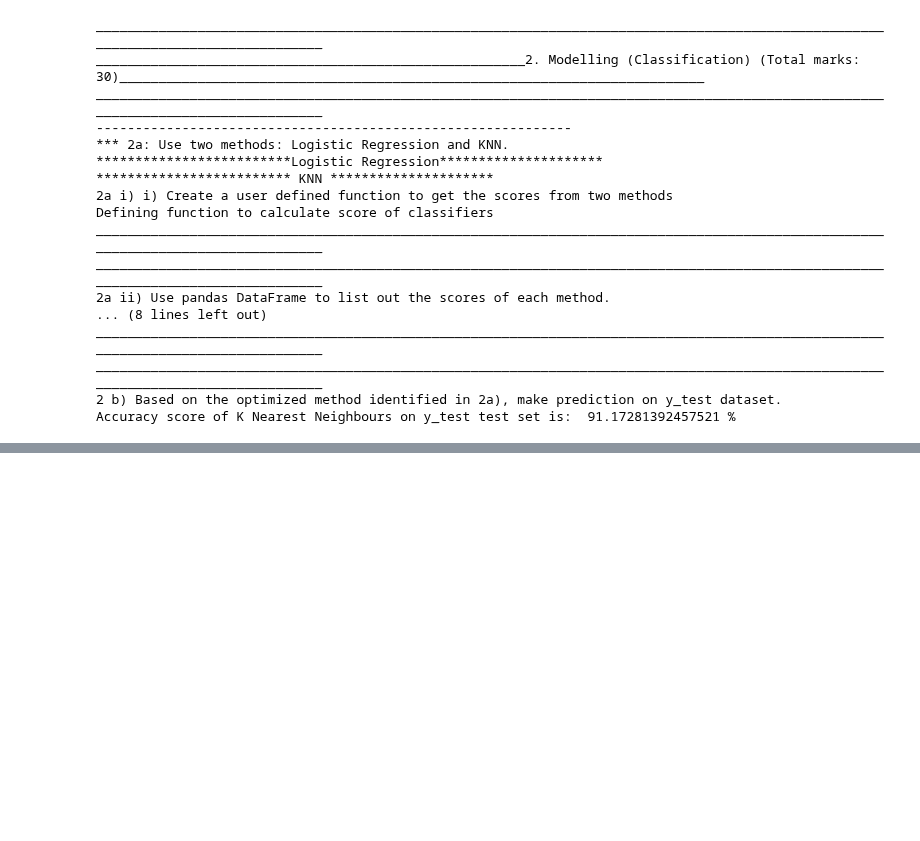
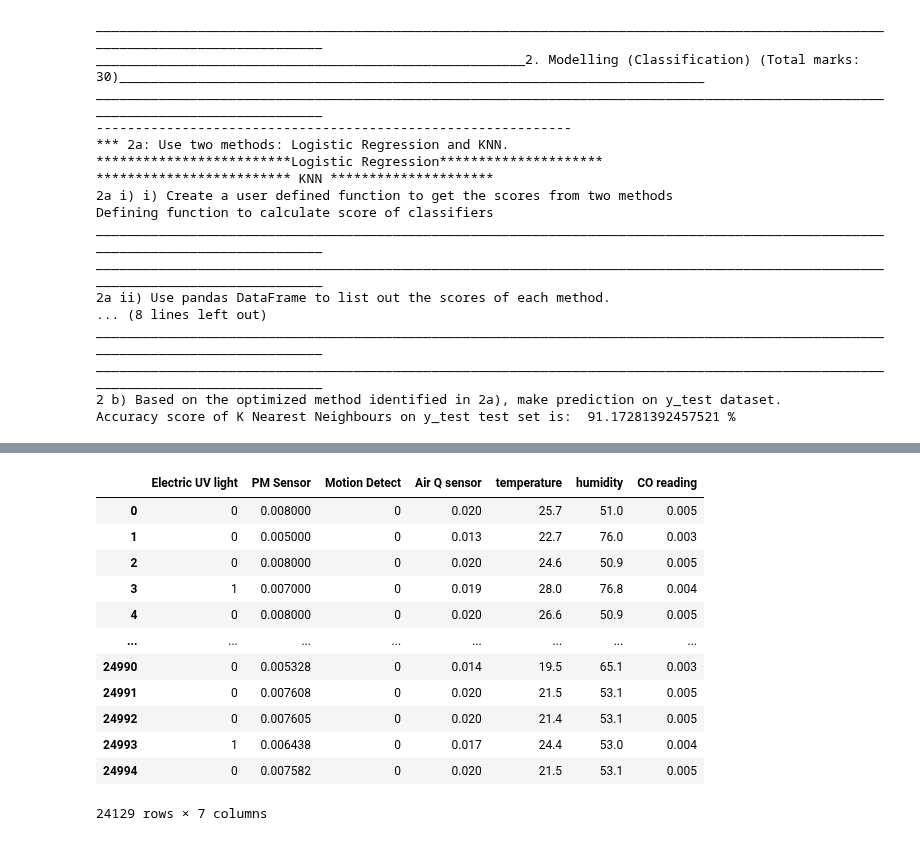
Before and after one commit to asadTariq666/Python_work, a Jupyter notebook: dattrnhia iot sensor/iot.ipynb, the cells around one changed output, grey strips where cells are left out. Drawn from its saved outputs; the diff is of its cells as text; code cells hidden in the pictures; blank space fills up the shorter version.

```diff
--- a/dattrnhia iot sensor/iot.ipynb
+++ b/dattrnhia iot sensor/iot.ipynb
@@ -805,0 +806,16 @@ None
+# %%
+descriptive_features
+# %% [output]
+|  | Electric UV light | PM Sensor | Motion Detect | Air Q sensor | temperature | humidity | CO reading |
+| 0 | 0 | 0.008000 | 0 | 0.020 | 25.7 | 51.0 | 0.005 |
+| 1 | 0 | 0.005000 | 0 | 0.013 | 22.7 | 76.0 | 0.003 |
+| 2 | 0 | 0.008000 | 0 | 0.020 | 24.6 | 50.9 | 0.005 |
+| 3 | 1 | 0.007000 | 0 | 0.019 | 28.0 | 76.8 | 0.004 |
+| 4 | 0 | 0.008000 | 0 | 0.020 | 26.6 | 50.9 | 0.005 |
+| ... | ... | ... | ... | ... | ... | ... | ... |
+| 24990 | 0 | 0.005328 | 0 | 0.014 | 19.5 | 65.1 | 0.003 |
+| 24991 | 0 | 0.007608 | 0 | 0.020 | 21.5 | 53.1 | 0.005 |
+| 24992 | 0 | 0.007605 | 0 | 0.020 | 21.4 | 53.1 | 0.005 |
+| 24993 | 1 | 0.006438 | 0 | 0.017 | 24.4 | 53.0 | 0.004 |
+| 24994 | 0 | 0.007582 | 0 | 0.020 | 21.5 | 53.1 | 0.005 |
+24129 rows × 7 columns
```
Also changed, not shown: parts of 6 cells of this notebook, 1 other file.
